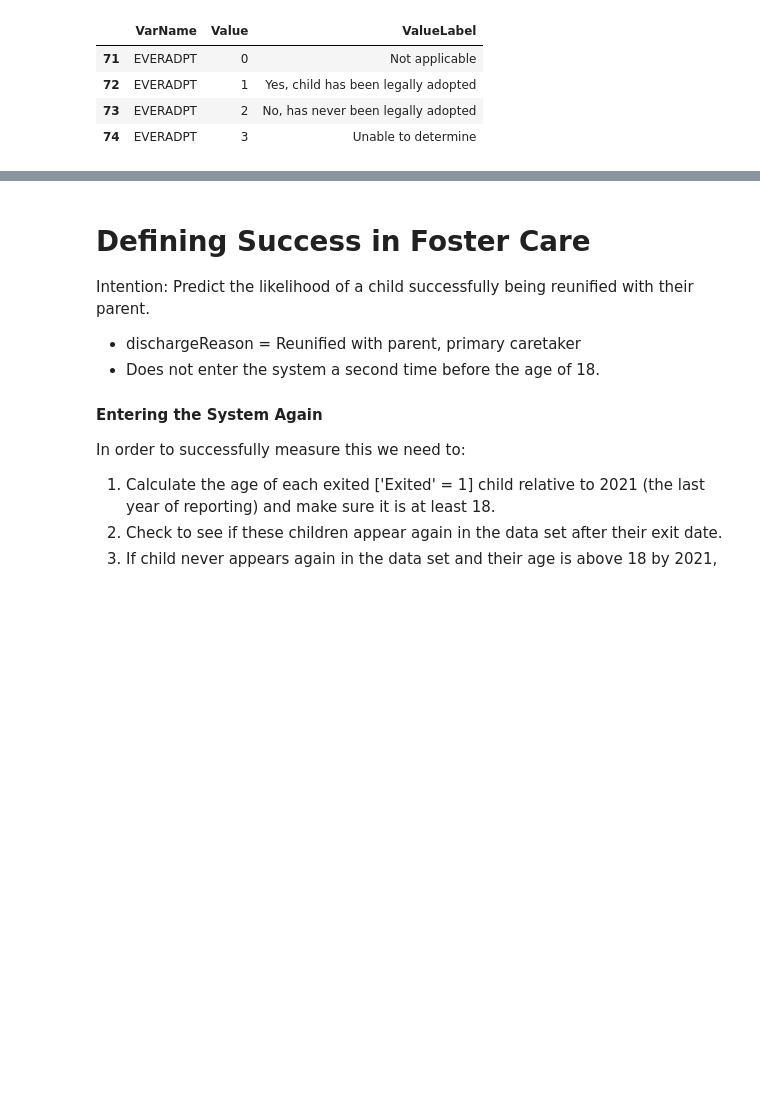
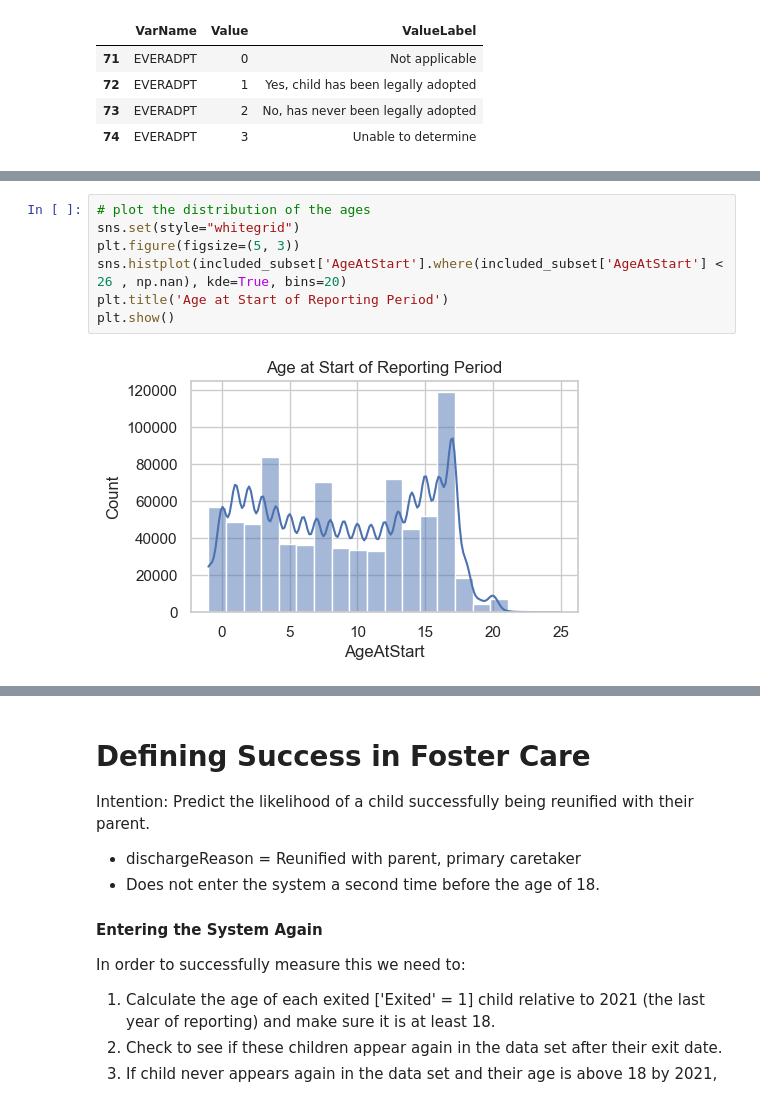
Before and after one commit to sophie2chance2/foster_care_analysis, a Jupyter notebook: explore_data.ipynb, the cells around one changed output, grey strips where cells are left out. Saved outputs shown, nothing was run; the diff lists cells and outputs as text; blank space fills up the shorter version.

```diff
--- a/explore_data.ipynb
+++ b/explore_data.ipynb
@@ -210,0 +104,9 @@ included_subset.head()
+# %%
+# plot the distribution of the ages
+sns.set(style="whitegrid")
+plt.figure(figsize=(5, 3))
+sns.histplot(included_subset['AgeAtStart'].where(included_subset['AgeAtStart'] < 26 , np.nan), kde=True, bins=20)
+plt.title('Age at Start of Reporting Period')
+plt.show()
+# %% [output]
+[figure, added]
```
Also changed, not shown: parts of 33 cells of this notebook, 5 other files.
